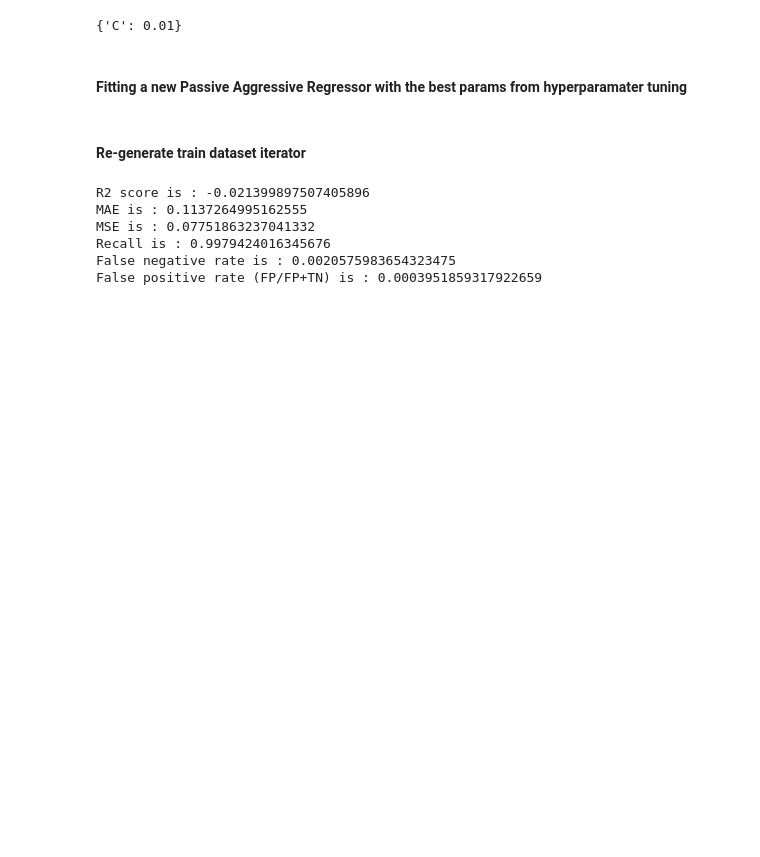
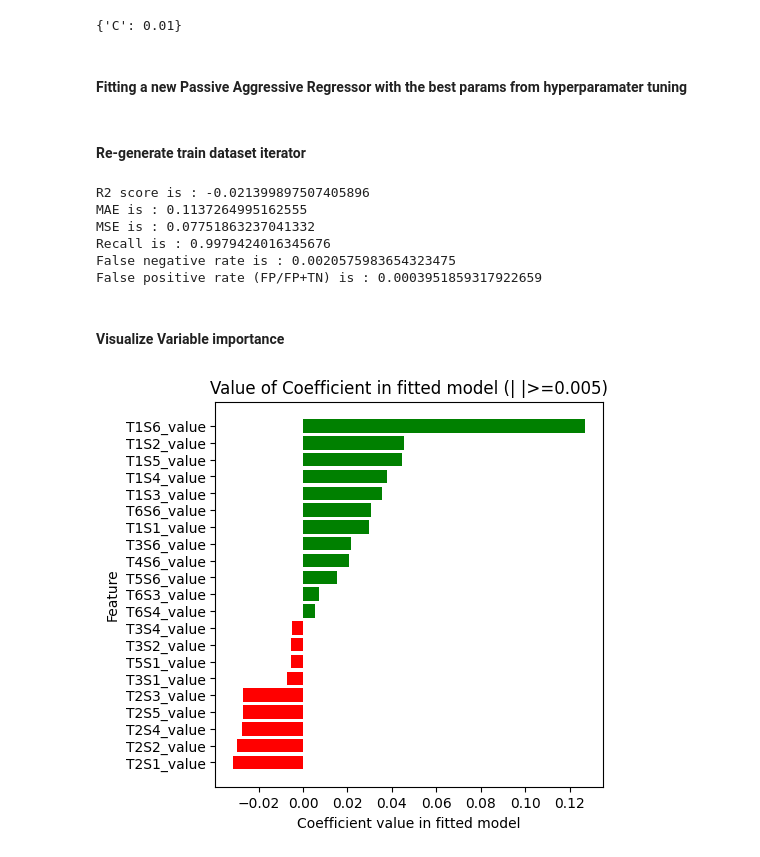
Before and after one commit to natashafjy/dsa3101-2220-11-rain, a Jupyter notebook: backend/passive_agressive_regressor.ipynb, the cells around one changed output. Cells and saved outputs as stored; diff of their text form; code cells hidden in the pictures; blank space fills up the shorter version.

Commit message:
Added plot to show feature importance

```diff
--- a/backend/passive_agressive_regressor.ipynb
+++ b/backend/passive_agressive_regressor.ipynb
@@ -151,3 +152,28 @@ MSE is : 0.07751863237041332
 Recall is : 0.9979424016345676
 False negative rate is : 0.0020575983654323475
 False positive rate (FP/FP+TN) is : 0.0003951859317922659
+# %% [markdown]
+#### Visualize Variable importance
+# %%
+features = list(test_dataset.keys())
+features.remove("value")
+# %%
+hyper_model_coeffs = pd.DataFrame(regression_model_hyper.coef_,index=features,columns=["predict"])
+# hyper_model_coeffs = hyper_model_coeffs[abs(hyper_model_coeffs["predict"])>= 0.001]
+hyper_model_coeffs = hyper_model_coeffs[abs(hyper_model_coeffs["predict"])>= 0.005]
+# hyper_model_coeffs = hyper_model_coeffs.apply(abs, axis=1)
+hyper_model_coeffs = hyper_model_coeffs.sort_values(by=["predict"],ascending=True)
+
+colors = 9*["red"] + 12*["green"]
+# hyper_model_coeffs = hyper_model_coeffs.head(5)
+x,y = zip(*hyper_model_coeffs["predict"].items())
+# %%
+plt.figure(figsize=(5,5))
+plt.barh(x,y,color=colors)
+plt.yticks()
+plt.title("Value of Coefficient in fitted model (| |>=0.005)")
+plt.xlabel("Coefficient value in fitted model")
+plt.ylabel("Feature")
+plt.show()
+# %% [output]
+[figure, added]
```
Also changed, not shown: parts of 1 cell of this notebook.
